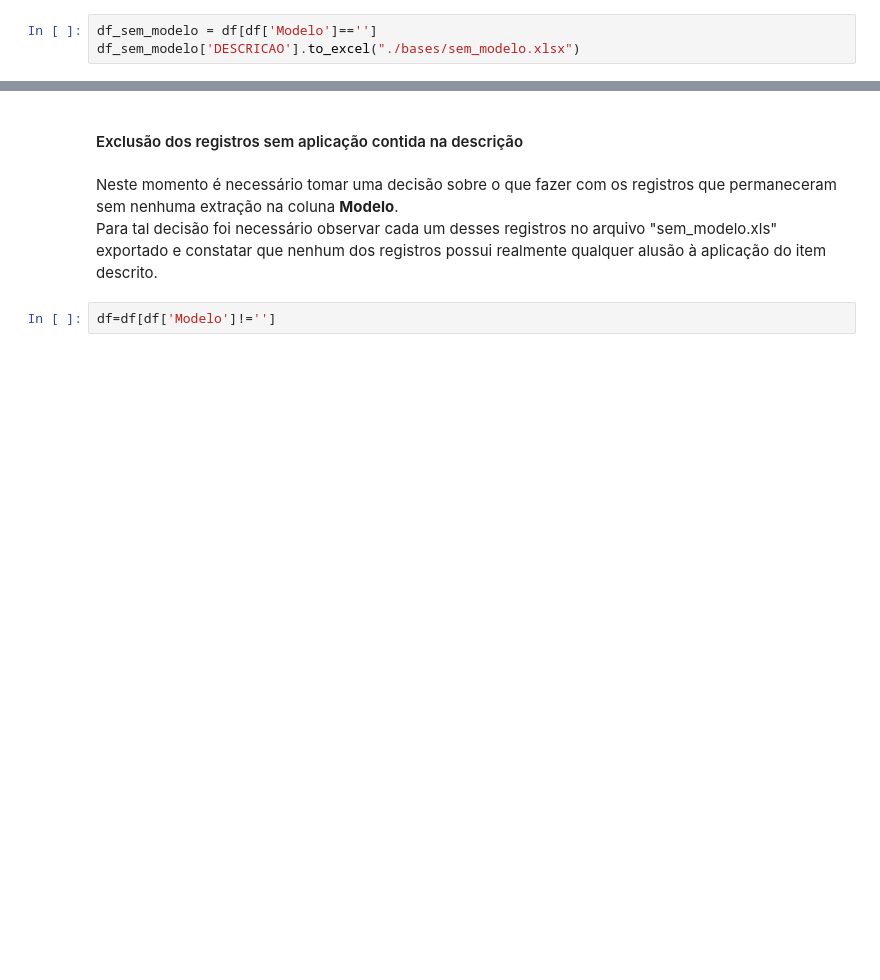
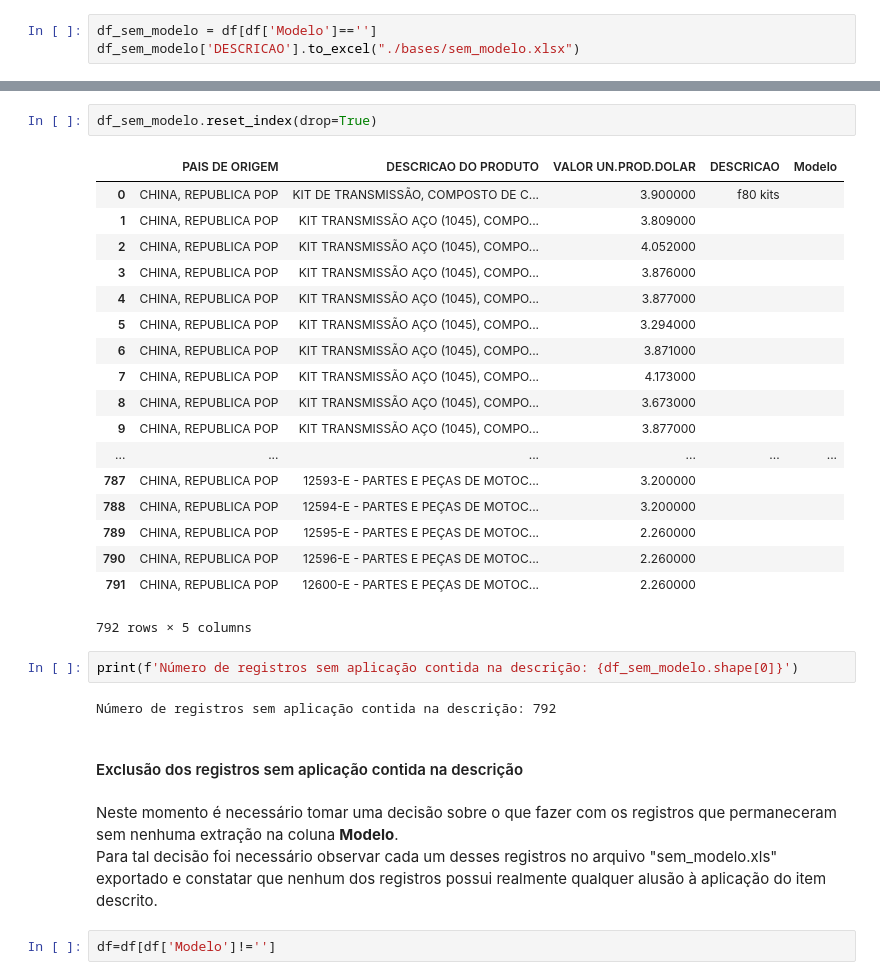
Before and after one commit to kaduleite/TCC_PUC_MG_2021, a Jupyter notebook: notebooks/3_classificarAplicação.ipynb, the cells around one changed output, grey strips where cells are left out. Cells and saved outputs as stored; diff of their text form; blank space fills up the shorter version.

```diff
--- a/notebooks/3_classificarAplicação.ipynb
+++ b/notebooks/3_classificarAplicação.ipynb
@@ -357,3 +416,28 @@ df_sem_modelo.shape
+# %%
+df_sem_modelo.reset_index(drop=True)
+# %% [output]
+|  | PAIS DE ORIGEM | DESCRICAO DO PRODUTO | VALOR UN.PROD.DOLAR | DESCRICAO | Modelo |
+| 0 | CHINA, REPUBLICA POP | KIT DE TRANSMISSÃO, COMPOSTO DE C... | 3.900000 | f80 kits |  |
+| 1 | CHINA, REPUBLICA POP | KIT TRANSMISSÃO AÇO (1045), COMPO... | 3.809000 |  |  |
+| 2 | CHINA, REPUBLICA POP | KIT TRANSMISSÃO AÇO (1045), COMPO... | 4.052000 |  |  |
+| 3 | CHINA, REPUBLICA POP | KIT TRANSMISSÃO AÇO (1045), COMPO... | 3.876000 |  |  |
+| 4 | CHINA, REPUBLICA POP | KIT TRANSMISSÃO AÇO (1045), COMPO... | 3.877000 |  |  |
+| 5 | CHINA, REPUBLICA POP | KIT TRANSMISSÃO AÇO (1045), COMPO... | 3.294000 |  |  |
+| 6 | CHINA, REPUBLICA POP | KIT TRANSMISSÃO AÇO (1045), COMPO... | 3.871000 |  |  |
+| 7 | CHINA, REPUBLICA POP | KIT TRANSMISSÃO AÇO (1045), COMPO... | 4.173000 |  |  |
+| 8 | CHINA, REPUBLICA POP | KIT TRANSMISSÃO AÇO (1045), COMPO... | 3.673000 |  |  |
+| 9 | CHINA, REPUBLICA POP | KIT TRANSMISSÃO AÇO (1045), COMPO... | 3.877000 |  |  |
+| ... | ... | ... | ... | ... | ... |
+| 787 | CHINA, REPUBLICA POP | 12593-E - PARTES E PEÇAS DE MOTOC... | 3.200000 |  |  |
+| 788 | CHINA, REPUBLICA POP | 12594-E - PARTES E PEÇAS DE MOTOC... | 3.200000 |  |  |
+| 789 | CHINA, REPUBLICA POP | 12595-E - PARTES E PEÇAS DE MOTOC... | 2.260000 |  |  |
+| 790 | CHINA, REPUBLICA POP | 12596-E - PARTES E PEÇAS DE MOTOC... | 2.260000 |  |  |
+| 791 | CHINA, REPUBLICA POP | 12600-E - PARTES E PEÇAS DE MOTOC... | 2.260000 |  |  |
+792 rows × 5 columns
+# %%
+print(f'Número de registros sem aplicação contida na descrição: {df_sem_modelo.shape[0]}')
+# %% [output]
+Número de registros sem aplicação contida na descrição: 792
 # %% [markdown]
 #### Exclusão dos registros sem aplicação contida na descrição
 # %% [markdown]
```
Also changed, not shown: parts of 40 cells of this notebook, 15 other files.
